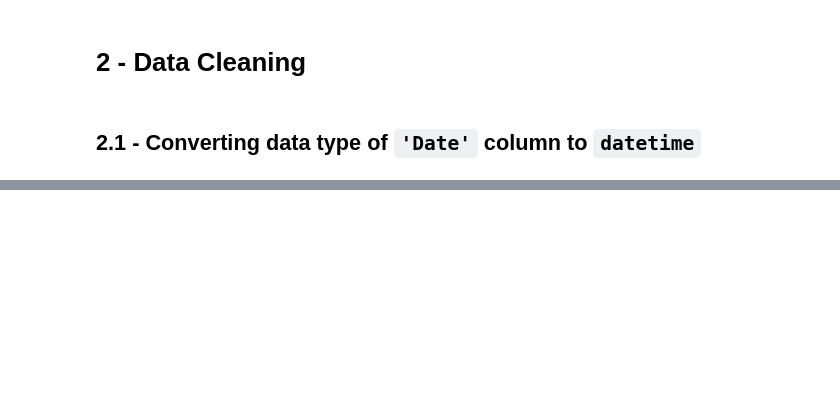
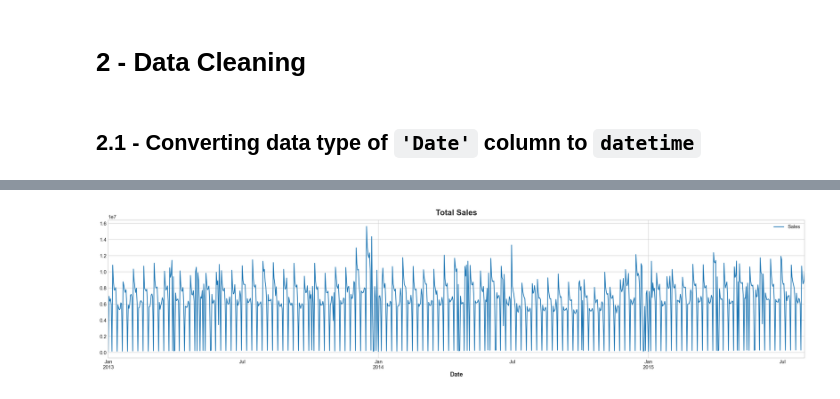
Before and after one commit to ildeniz/ML-2022-003-Forecasting_Store_Sales_Through_Time_Series_Analysis, a Jupyter notebook: ML-2022-003-Forecasting_Store_Sales_TSA.ipynb, the cells around one changed output, grey strips where cells are left out. Cells and saved outputs as stored; diff of their text form; code cells hidden in the pictures; blank space fills up the shorter version.

Commit message:
data set changed with a wider one

```diff
--- a/ML-2022-003-Forecasting_Store_Sales_TSA.ipynb
+++ b/ML-2022-003-Forecasting_Store_Sales_TSA.ipynb
@@ -225,6 +190,0 @@ total_sales.head()
-# %%
-sns.set_style('darkgrid')
-plt.figure(figsize=(11,4))
-plt.title("Time Plot of Total Sales")
-
-sns.regplot(data = total_sales, x='time', y='Total', ci=None, line_kws=dict(color='0.25'));
@@ -289,0 +193,14 @@ prod_line[3]
+# %%
+sales = pd.read_csv('Data/train.csv',
+                    parse_dates=['Date'],
+                   )
+
+sales['date_parsed'] = sales['Date'].copy()
+
+# Line below is maual formatting
+# sales['date_parsed'] = pd.to_datetime(sales['Date'], format="%Y-%m-%d")
+
+sales = sales.set_index('date_parsed').to_period('D')
+sales = sales.sort_index()
+
+sales.head()
@@ -289,0 +250,9 @@ prod_line[3]
+# %%
+total_sales = sales.set_index(['Store'], append=True)
+
+total_sales = total_sales.groupby('Date').sum()['Sales'].to_frame()
+
+#time = np.arange(len(total_sales.index))
+#total_sales['Time'] = time
+
+total_sales.head()
@@ -289,0 +267,5 @@ prod_line[3]
+# %%
+# total_sales['2014-03-01':'2014-03-31'].plot(figsize = (20,5));
+total_sales.plot(title="Total Sales", figsize = (20,5));
+# %% [output]
+[figure, added]
```
Also changed, not shown: parts of 91 cells of this notebook.
